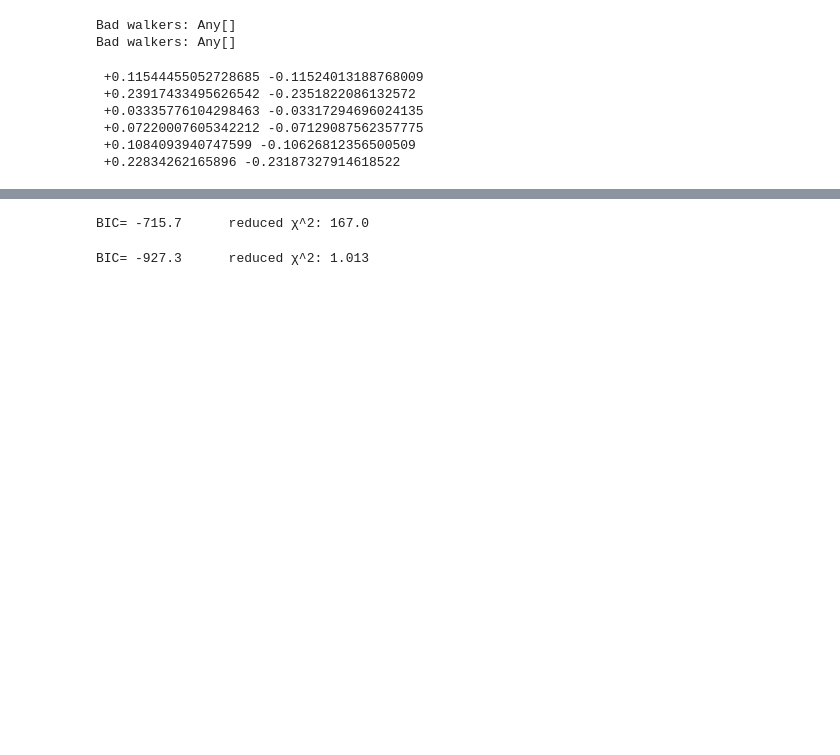
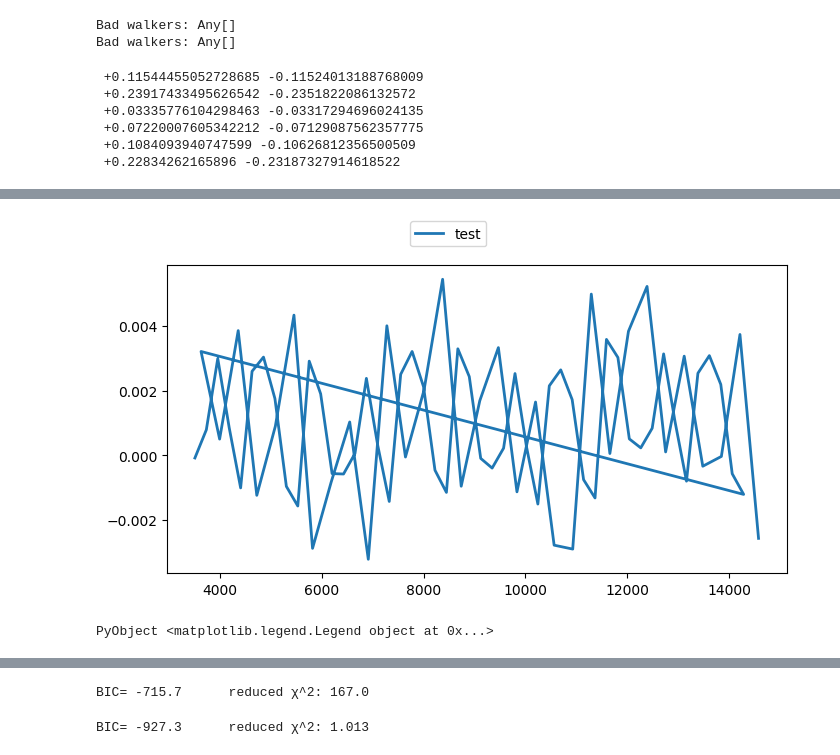
Before and after one commit to bmlindor/ttv_ss, a Jupyter notebook: runs.ipynb, the cells around one changed output, grey strips where cells are left out. Cells and saved outputs as stored; diff of their text form; code cells hidden in the pictures; blank space fills up the shorter version.

```diff
--- a/runs.ipynb
+++ b/runs.ipynb
@@ -336,3 +405,10 @@ WARNING: replacing module CGS.
+# %%
+  fig=figure(figsize=(8,4))
+plot(tt0,ttmodel-tt0,label="test")
+fig.legend(loc="upper center")
+# %% [output]
+[figure, added]
+PyObject <matplotlib.legend.Legend object at 0x...>
 # %%
 x=collect(range(0,stop=2*pi,length=10))
 y=sin.(x).^ 2
```
Also changed, not shown: parts of 8 cells of this notebook, 7 other files.
